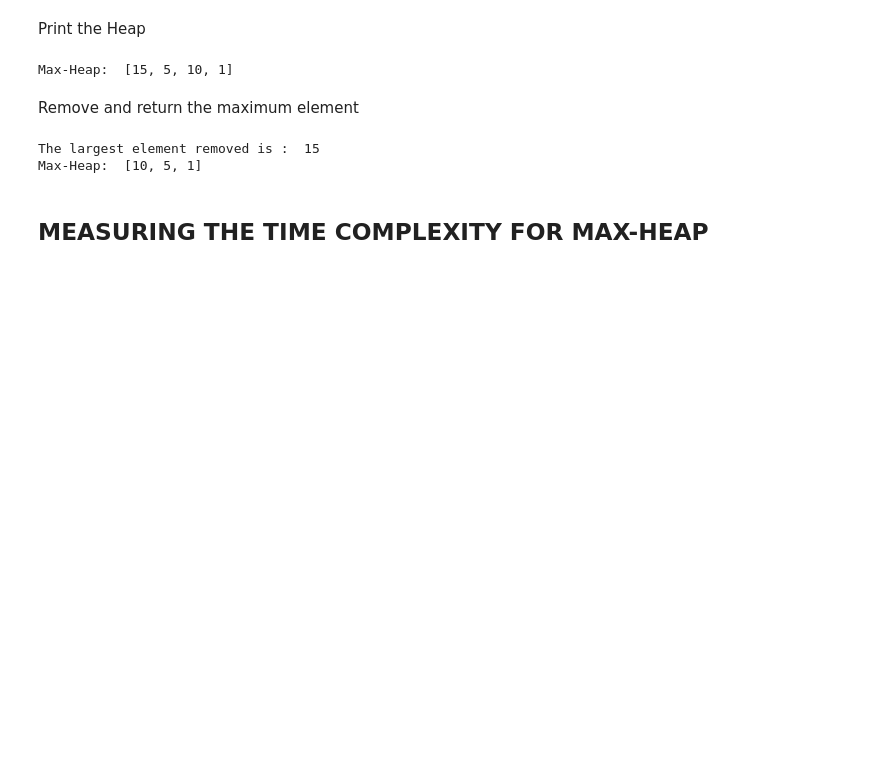
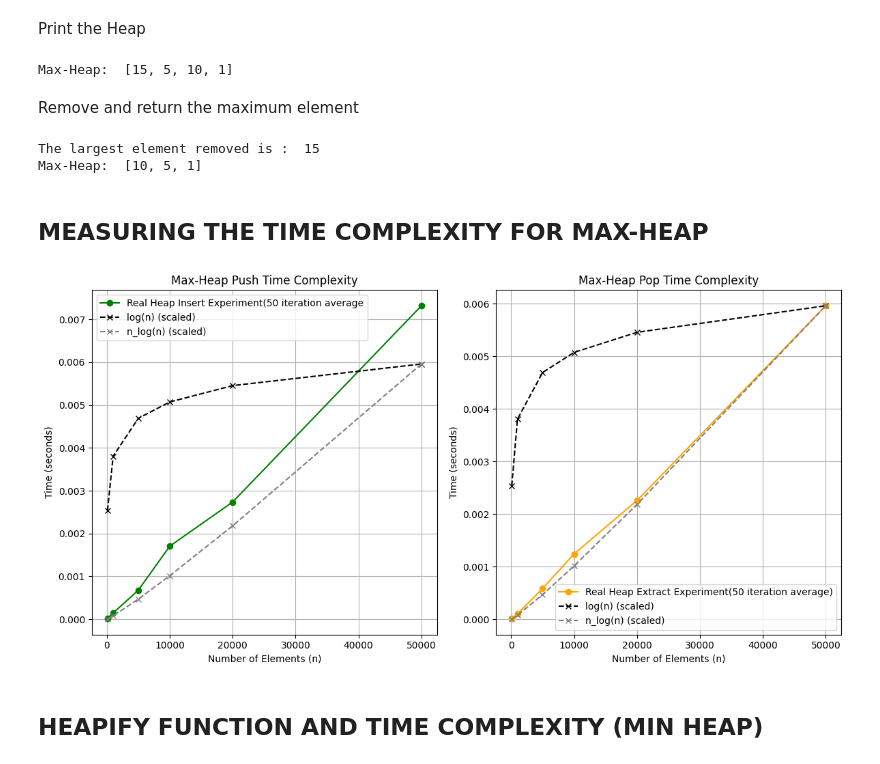
Before and after one commit to JeisonRobles/MIT-Algorithms, a Jupyter notebook: Heap Algorithm/Heap_Algorithm_andTimeComplexity.ipynb, the cells around one changed output. Drawn from its saved outputs; the diff is of its cells as text; code cells hidden in the pictures; blank space fills up the shorter version.

```diff
--- a/Heap Algorithm/Heap_Algorithm_andTimeComplexity.ipynb
+++ b/Heap Algorithm/Heap_Algorithm_andTimeComplexity.ipynb
@@ -39,29 +39,104 @@ Max-Heap:  [10, 5, 1]
 # %%
 import heapq
 import time
 import random
 import matplotlib.pyplot as plt
+import numpy as np
+import pandas as pd
 
 
 #Function to measure the time to insert elements into a max-heap
 def heap_push_time(n):
     max_heap = []
     elements = random.sample(range(1,n*10),n)
     start_time = time.time()
     for el in elements:
         # Insert negative element to simulate the max heap (because of the heapq package structure)
         heapq.heappush(max_heap, -el)
 
     return time.time() - start_time
 
+
 #Function to measure the time to pop elements from max-heap
 def heap_pop_time(n):
     max_heap = []
-    elements = random.sample(range(1,n*10), 10)
+    elements = random.sample(range(1,n*10), n)
     for el in elements:
-        heapq.heappush(max_heap, -el) # Insert element -el into the heap structure
+        heapq.heappush(max_heap, -el)# Insert element -el into the heap structure
 
+    #Start measure up to this point
     start_time = time.time()
     while max_heap:
         heapq.heappop(max_heap)
     return time.time() - start_time
+
+
+
+#Analysis Stage--------------------------------------------------------------------------
+
+sizes = [100, 1000, 5000, 10000, 20000, 50000]
+
+#The next loop is intended to avoid Hardware procedures that can affect the final prediction of Big O Notation
+#System Load, CPU Caching
+#Memory Allocation
+#This effects can delay the real Time Complexity
+
+df_push = pd.DataFrame()
+for ts in range(50):
+    push_times = [heap_push_time(n) for n in  sizes]
+    df_push[ts] = push_times
+
+df_push['push_times_avg'] = df_push[[0,1,2,3,4,5,6,7,8,9,10,11,12,13,14,15,16,17,18,19]].mean(axis=1)
+
+
+
+df_pop = pd.DataFrame()
+for ts in range(50):
+    pop_times = [heap_pop_time(n) for n in sizes]
+    df_pop[ts] = push_times
+
+df_pop['pop_times_avg'] = df_pop[[0,1,2,3,4,5,6,7,8,9,10,11,12,13,14,15,16,17,18,19]].mean(axis=1)
+
+
+
+#pop_times = [heap_pop_time(n) for n in sizes]
+
+
+#Calculate the theoretical log(n) and n*log(n) values for comparison
+log_n = np.log(sizes)
+n_log_n = np.array(sizes) * log_n
+#Normalize the log curves
+log_n_scaled = log_n/ log_n.max() * max(push_times)
+n_log_n_scaled = n_log_n/ n_log_n.max() * max(push_times)
+
+
+#Plotting Stage
+plt.figure(figsize=(12,6))
+
+plt.subplot(1,2,1)
+plt.plot(sizes, df_push['push_times_avg'].to_list() , marker = 'o', color = 'green',label = 'Real Heap Insert Experiment(50 iteration average')
+plt.plot(sizes, log_n_scaled, marker = 'x', linestyle = '--', label = 'log(n) (scaled)', color = 'black')
+plt.plot(sizes, n_log_n_scaled, marker = 'x', linestyle = '--', label = 'n_log(n) (scaled)', color = 'gray')
+plt.title('Max-Heap Push Time Complexity')
+plt.xlabel('Number of Elements (n)')
+plt.ylabel('Time (seconds)')
+plt.grid(True)
+plt.legend()
+
+
+plt.subplot(1,2,2)
+plt.plot(sizes, df_pop['pop_times_avg'].to_list(), marker = 'o', color = 'orange', label = 'Real Heap Extract Experiment(50 iteration average)')
+plt.plot(sizes, log_n_scaled, marker = 'x', linestyle = '--', label = 'log(n) (scaled)', color = 'black')
+plt.plot(sizes, n_log_n_scaled, marker = 'x', linestyle = '--', label = 'n_log(n) (scaled)', color = 'gray')
+plt.title('Max-Heap Pop Time Complexity')
+plt.xlabel('Number of Elements (n)')
+plt.ylabel('Time (seconds)')
+plt.grid(True)
+plt.legend()
+
+plt.tight_layout()
+plt.show()
+# %% [output]
+[figure, added]
+# %% [markdown]
+## HEAPIFY FUNCTION AND TIME COMPLEXITY (MIN HEAP)
```
Also changed, not shown: parts of 4 cells of this notebook.
